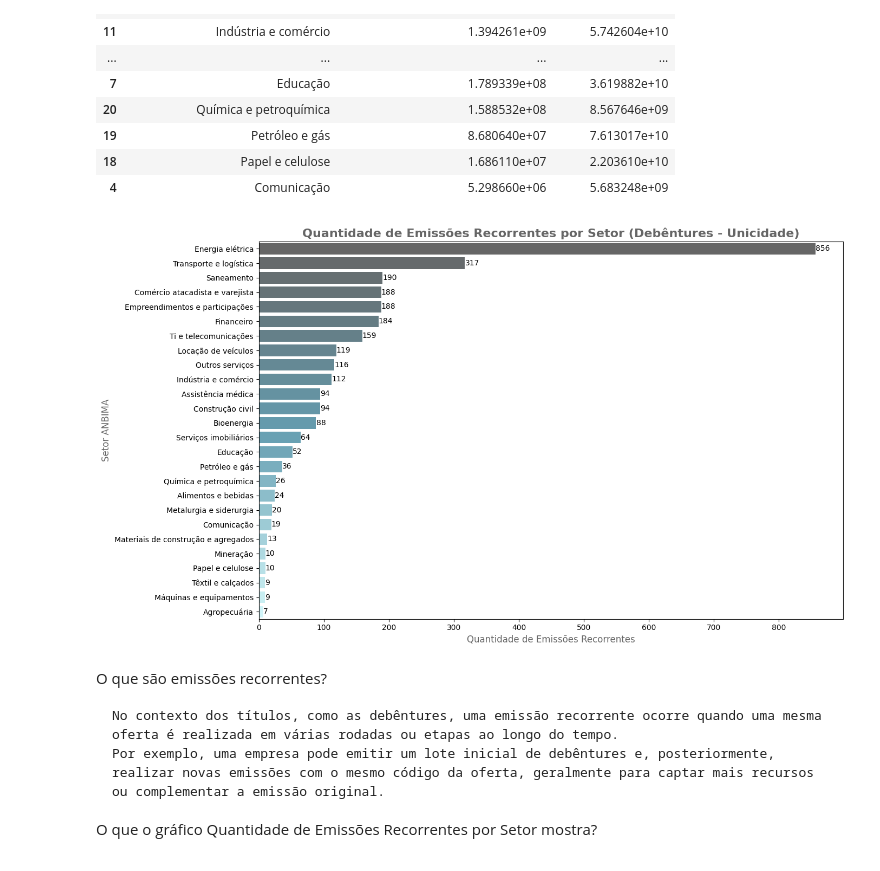
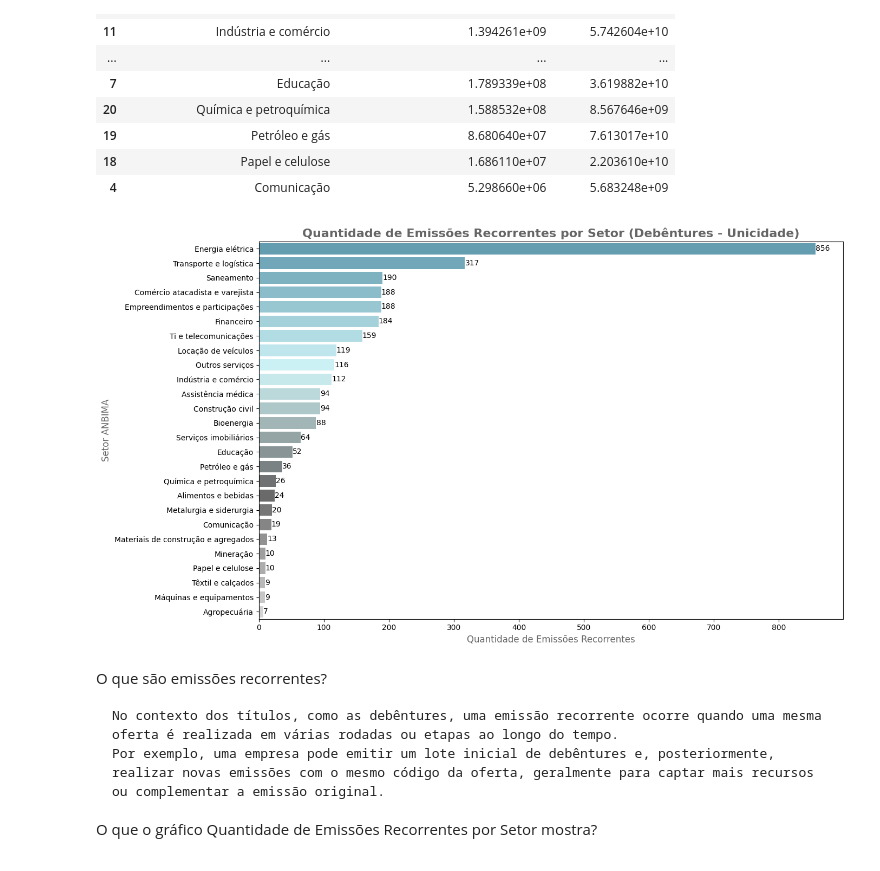
Before and after one commit to XJoohnX/Ofertas-publicas-coordenadores, a Jupyter notebook: ofertas-publicas-coordenadores_analises/PROJETOTVMoficial(4).ipynb, the cells around one changed output. Cells and saved outputs as stored; diff of their text form; code cells hidden in the pictures.

```diff
--- a/ofertas-publicas-coordenadores_analises/PROJETOTVMoficial.ipynb
+++ b/ofertas-publicas-coordenadores_analises/PROJETOTVMoficial(4).ipynb
@@ -725,37 +733,42 @@ debentures_unicas = debentures_df.drop_duplicates(subset=['Código da oferta'])
 emissoes_recorrentes = debentures_unicas.groupby(['Setor ANBIMA emissor ou devedor', 'Código da oferta']).size().reset_index(name='num_emissoes')
 
 # Somando as emissões recorrentes por setor considerando apenas registros únicos
 emissoes_recorrentes_setor = emissoes_recorrentes.groupby('Setor ANBIMA emissor ou devedor')['num_emissoes'].sum().reset_index()
 
 # Ordenando os setores por número de emissões recorrentes
 emissoes_recorrentes_setor = emissoes_recorrentes_setor.sort_values(by='num_emissoes', ascending=False)
 
-# Criando o degradê personalizado novamente
-norm = mcolors.Normalize(vmin=0, vmax=len(emissoes_recorrentes_setor)-1)
-colors = [cmap(norm(i)) for i in range(len(emissoes_recorrentes_setor))]
+# Criando o degradê
+def gerar_degrade_cores(base_colors, n_colors):
+    cmap = mcolors.LinearSegmentedColormap.from_list("custom_cmap", base_colors, N=n_colors)
+    return [cmap(i / (n_colors - 1)) for i in range(n_colors)]
+
+# Definindo o degradê
+base_colors = ['#58a3bc', '#cafafe', '#666666', '#d3d3d3']
+colors = gerar_degrade_cores(base_colors, len(emissoes_recorrentes_setor))
 
 # Criar o gráfico ajustado para emissões únicas
 plt.figure(figsize=(14, 8))
 
 sns.barplot(
     data=emissoes_recorrentes_setor,
     x='num_emissoes',
     y='Setor ANBIMA emissor ou devedor',
     palette=colors
 )
 
 plt.title('Quantidade de Emissões Recorrentes por Setor (Debêntures - Unicidade)', fontsize=16, color='#666666', weight='bold')
 plt.xlabel('Quantidade de Emissões Recorrentes', fontsize=12, color='#666666')
 plt.ylabel('Setor ANBIMA', fontsize=12, color='#666666')
 plt.tight_layout()
 
 # Adicionando os valores ao lado das barras
 for index, value in enumerate(emissoes_recorrentes_setor['num_emissoes']):
     plt.text(value + 0.1, index, f'{value}', color='black', va='center', fontsize=10)
 
 plt.show()
 # %% [output]
-[figure, old version]
+[figure, new version]
 # %% [markdown]
 O que são emissões recorrentes?
 
```
Also changed, not shown: parts of 7 cells of this notebook.
